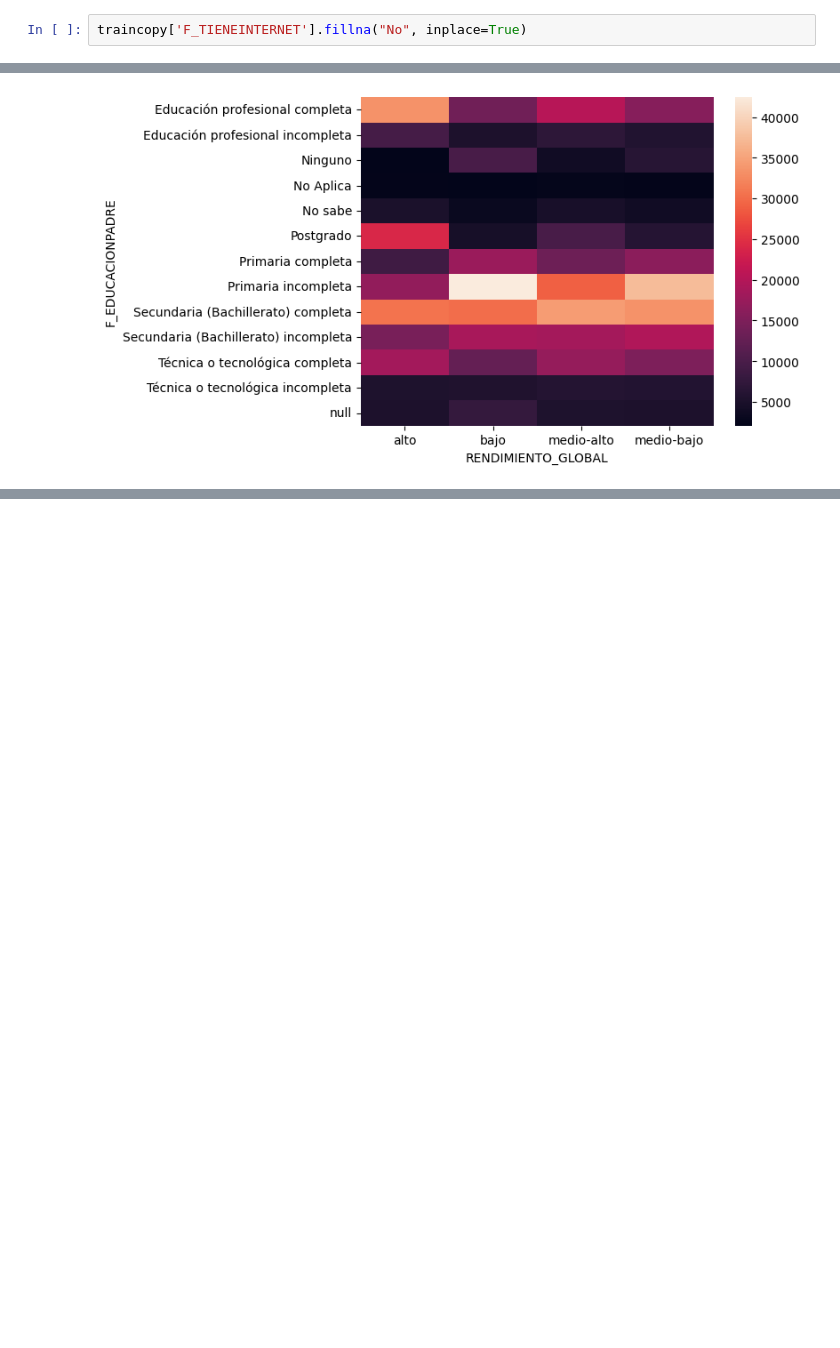
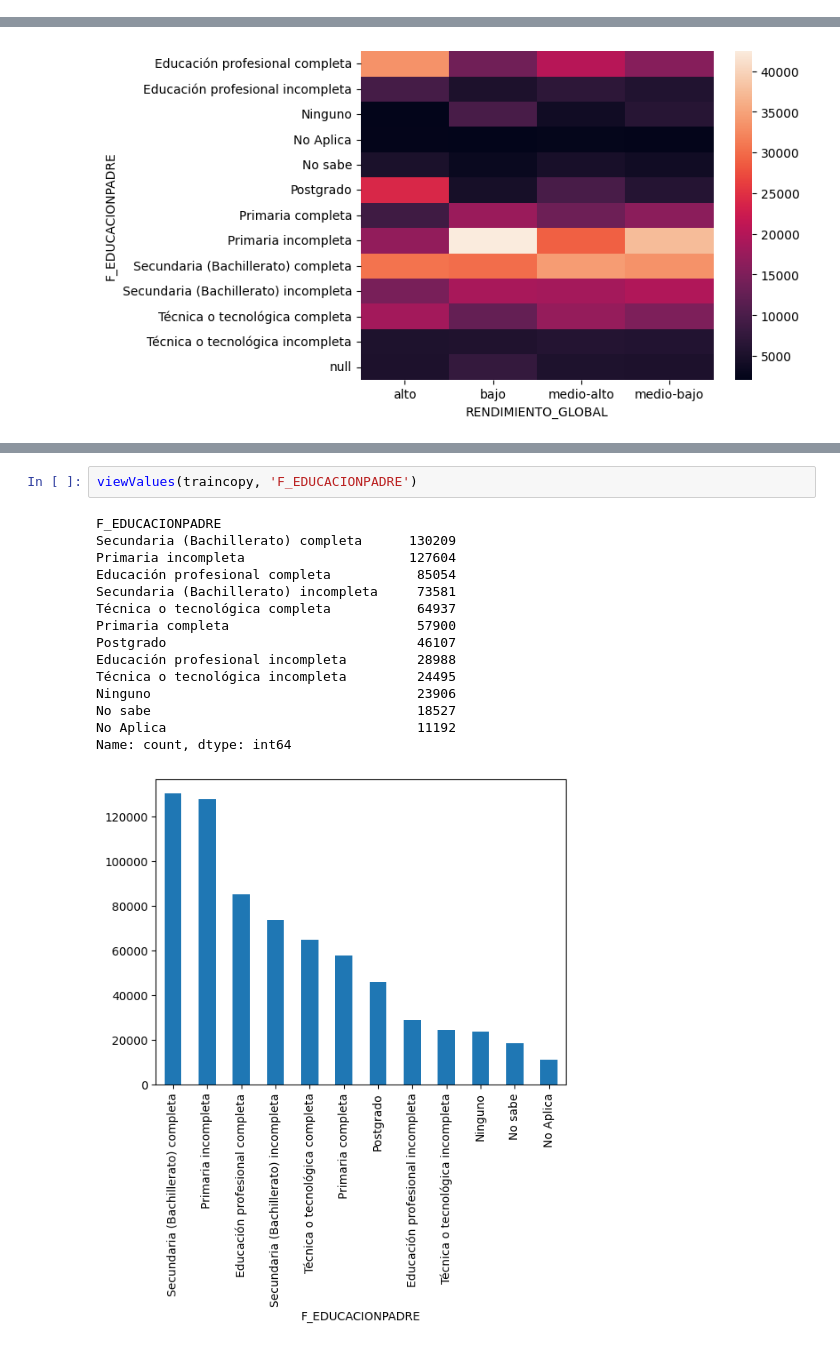
Before and after one commit to Thomascc123/Proyecto-Kaggle-Modelos, a Jupyter notebook: 02 - preprocesado.ipynb, the cells around one changed output, grey strips where cells are left out. Cells and saved outputs as stored; diff of their text form; blank space fills up the shorter version.

Commit message:
update fixing values

```diff
--- a/02 - preprocesado.ipynb
+++ b/02 - preprocesado.ipynb
@@ -234,5 +237,3 @@ No       73357
 null     26629
 Name: count, dtype: int64
 [figure]
-# %%
-traincopy['F_TIENEINTERNET'].fillna("No", inplace=True)
@@ -278,0 +302,18 @@ compareDiscreteValues(train, 'F_EDUCACIONPADRE')
+# %%
+viewValues(traincopy, 'F_EDUCACIONPADRE')
+# %% [output]
+F_EDUCACIONPADRE
+Secundaria (Bachillerato) completa      130209
+Primaria incompleta                     127604
+Educación profesional completa           85054
+Secundaria (Bachillerato) incompleta     73581
+Técnica o tecnológica completa           64937
+Primaria completa                        57900
+Postgrado                                46107
+Educación profesional incompleta         28988
+Técnica o tecnológica incompleta         24495
+Ninguno                                  23906
+No sabe                                  18527
+No Aplica                                11192
+Name: count, dtype: int64
+[figure, added]
```
Also changed, not shown: parts of 28 cells of this notebook.
